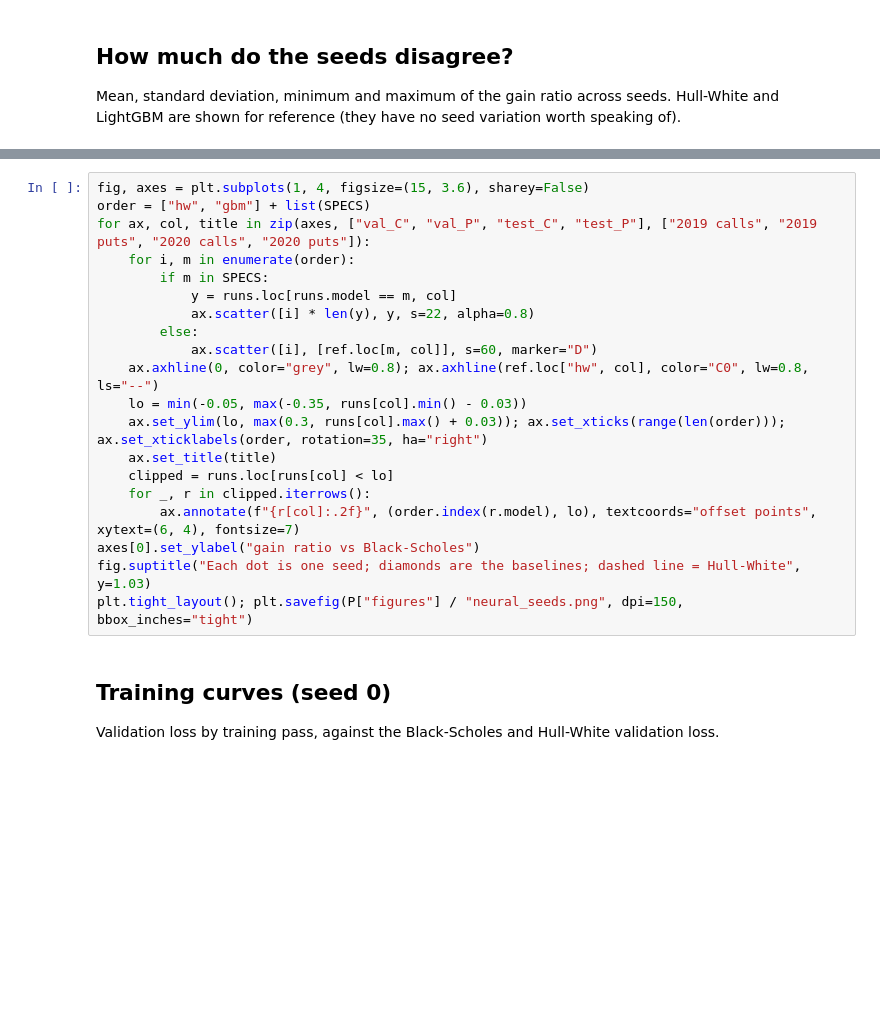
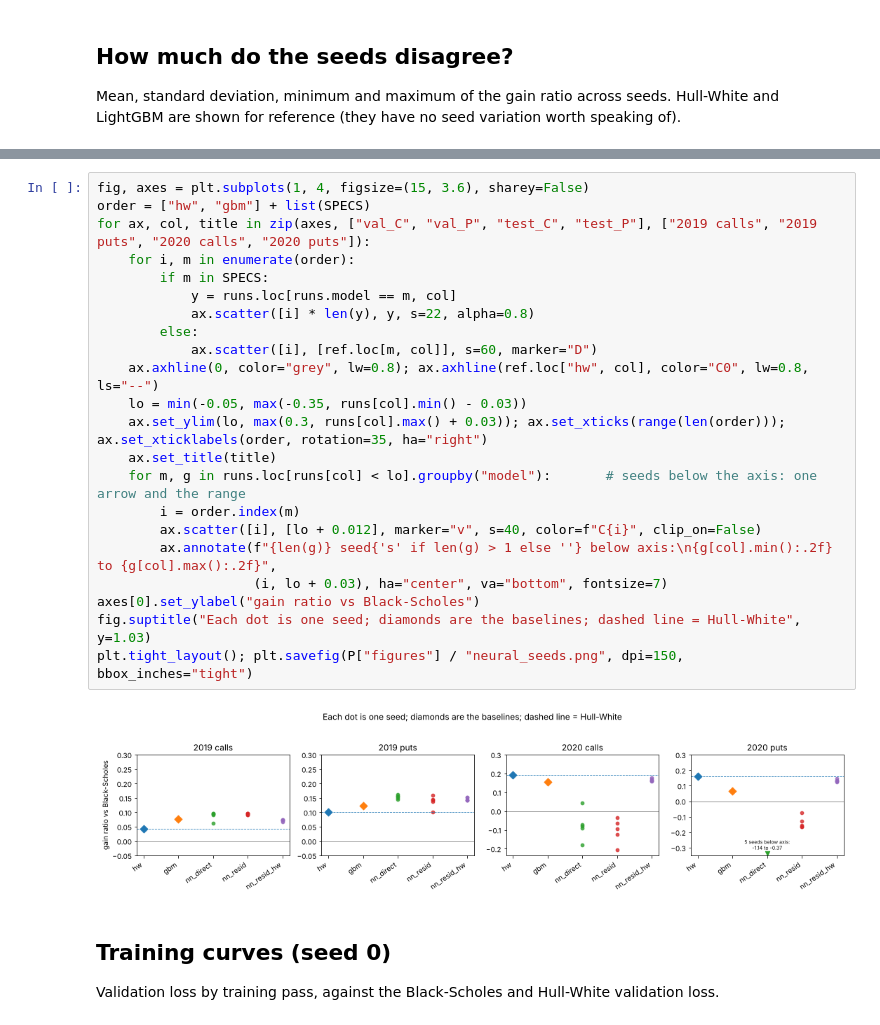
Before and after one commit to Poxterr/MF703Project, a Jupyter notebook: notebooks/03_neural.ipynb, the cells around one changed output, grey strips where cells are left out. Cells and saved outputs as stored; diff of their text form; blank space fills up the shorter version.

```diff
--- a/notebooks/03_neural.ipynb
+++ b/notebooks/03_neural.ipynb
@@ -100,23 +128,27 @@ pd.DataFrame({c: [f"{g.mean().loc[m, c]:.3f} +/- {g.std().loc[m, c]:.3f}  [{g.mi
 # %%
 fig, axes = plt.subplots(1, 4, figsize=(15, 3.6), sharey=False)
 order = ["hw", "gbm"] + list(SPECS)
 for ax, col, title in zip(axes, ["val_C", "val_P", "test_C", "test_P"], ["2019 calls", "2019 puts", "2020 calls", "2020 puts"]):
     for i, m in enumerate(order):
         if m in SPECS:
             y = runs.loc[runs.model == m, col]
             ax.scatter([i] * len(y), y, s=22, alpha=0.8)
         else:
             ax.scatter([i], [ref.loc[m, col]], s=60, marker="D")
     ax.axhline(0, color="grey", lw=0.8); ax.axhline(ref.loc["hw", col], color="C0", lw=0.8, ls="--")
     lo = min(-0.05, max(-0.35, runs[col].min() - 0.03))
     ax.set_ylim(lo, max(0.3, runs[col].max() + 0.03)); ax.set_xticks(range(len(order))); ax.set_xticklabels(order, rotation=35, ha="right")
     ax.set_title(title)
-    clipped = runs.loc[runs[col] < lo]
-    for _, r in clipped.iterrows():
-        ax.annotate(f"{r[col]:.2f}", (order.index(r.model), lo), textcoords="offset points", xytext=(6, 4), fontsize=7)
+    for m, g in runs.loc[runs[col] < lo].groupby("model"):       # seeds below the axis: one arrow and the range
+        i = order.index(m)
+        ax.scatter([i], [lo + 0.012], marker="v", s=40, color=f"C{i}", clip_on=False)
+        ax.annotate(f"{len(g)} seed{'s' if len(g) > 1 else ''} below axis:\n{g[col].min():.2f} to {g[col].max():.2f}",
+                    (i, lo + 0.03), ha="center", va="bottom", fontsize=7)
 axes[0].set_ylabel("gain ratio vs Black-Scholes")
 fig.suptitle("Each dot is one seed; diamonds are the baselines; dashed line = Hull-White", y=1.03)
 plt.tight_layout(); plt.savefig(P["figures"] / "neural_seeds.png", dpi=150, bbox_inches="tight")
+# %% [output]
+[figure, added]
 # %% [markdown]
 ## Training curves (seed 0)
 
```
Also changed, not shown: parts of 16 cells of this notebook, 14 other files.
